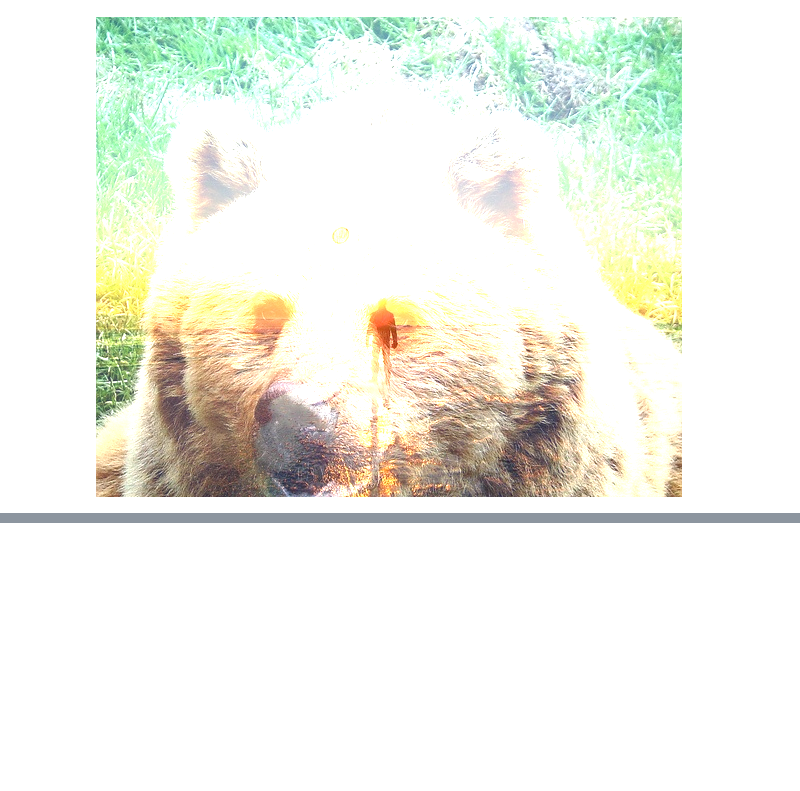
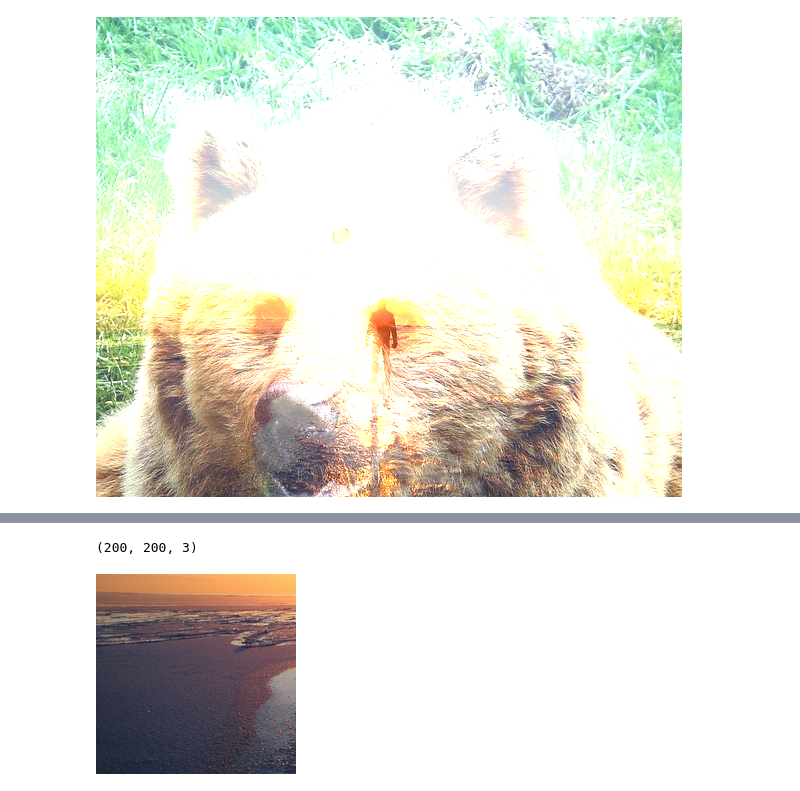
Before and after one commit to Jaro1977/Analiza-obrazu-kurs, a Jupyter notebook: 01_Intro_Open_CV.ipynb, the cells around one changed output, grey strips where cells are left out. Saved outputs shown, nothing was run; the diff lists cells and outputs as text; code cells hidden in the pictures; blank space fills up the shorter version.

```diff
--- a/01_Intro_Open_CV.ipynb
+++ b/01_Intro_Open_CV.ipynb
@@ -74,0 +98,7 @@ cv2_imshow(dst)
+# %%
+left_bottom_square = img1[-200:,:200]
+print(left_top_square.shape)
+cv2_imshow(left_bottom_square)
+# %% [output]
+(200, 200, 3)
+[figure, added]
```
Also changed, not shown: parts of 8 cells of this notebook.
